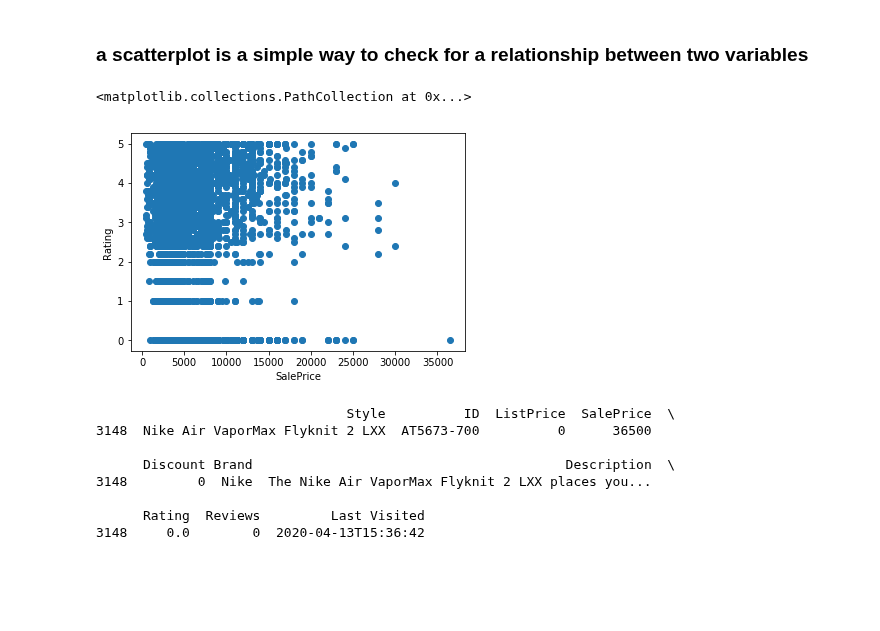
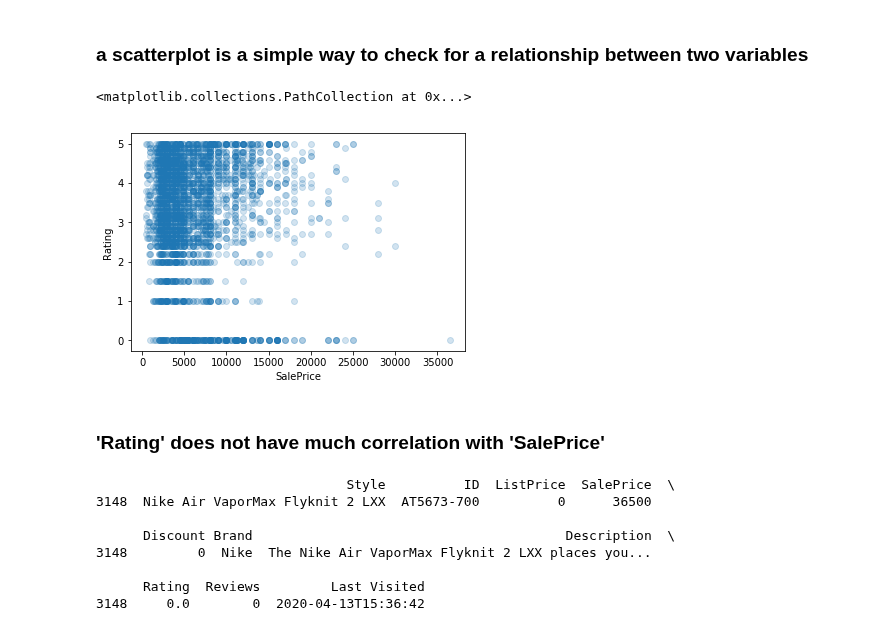
Before and after one commit to nomadskyler/AdidasNikePortfolioProject, a Jupyter notebook: AdidasNikeProject.ipynb, the cells around one changed output. Cells and saved outputs as stored; diff of their text form; code cells hidden in the pictures; blank space fills up the shorter version.

Commit message:
list correlation from scatterplots

```diff
--- a/AdidasNikeProject.ipynb
+++ b/AdidasNikeProject.ipynb
@@ -95,13 +95,15 @@ Name: SalePrice, dtype: float64
 # %%
 x = 'SalePrice'
 y = 'Rating'
 
 plt.xlabel( x )
 plt.ylabel( y )
-plt.scatter( data[x] , data[y] )
+plt.scatter( data[x] , data[y] , alpha = 0.2)
 # %% [output]
 <matplotlib.collections.PathCollection at 0x...>
-[figure, old version]
+[figure, new version]
+# %% [markdown]
+### 'Rating' does not have much correlation with 'SalePrice'
 # %%
 #examine outlier data
 
```
Also changed, not shown: parts of 6 cells of this notebook.
